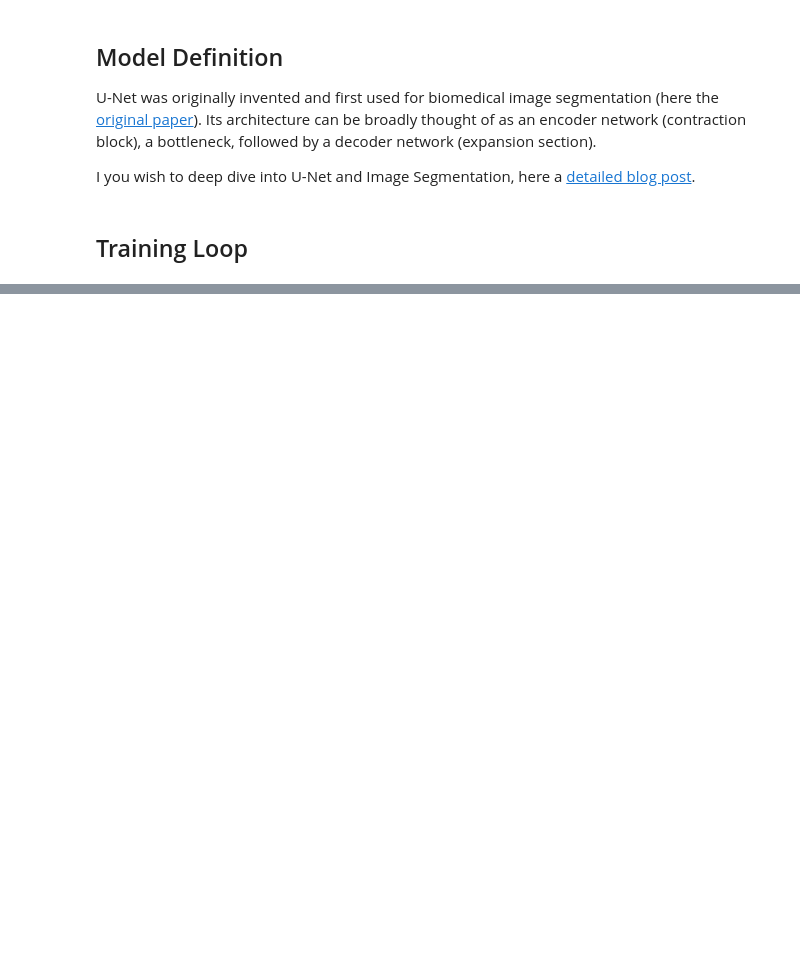
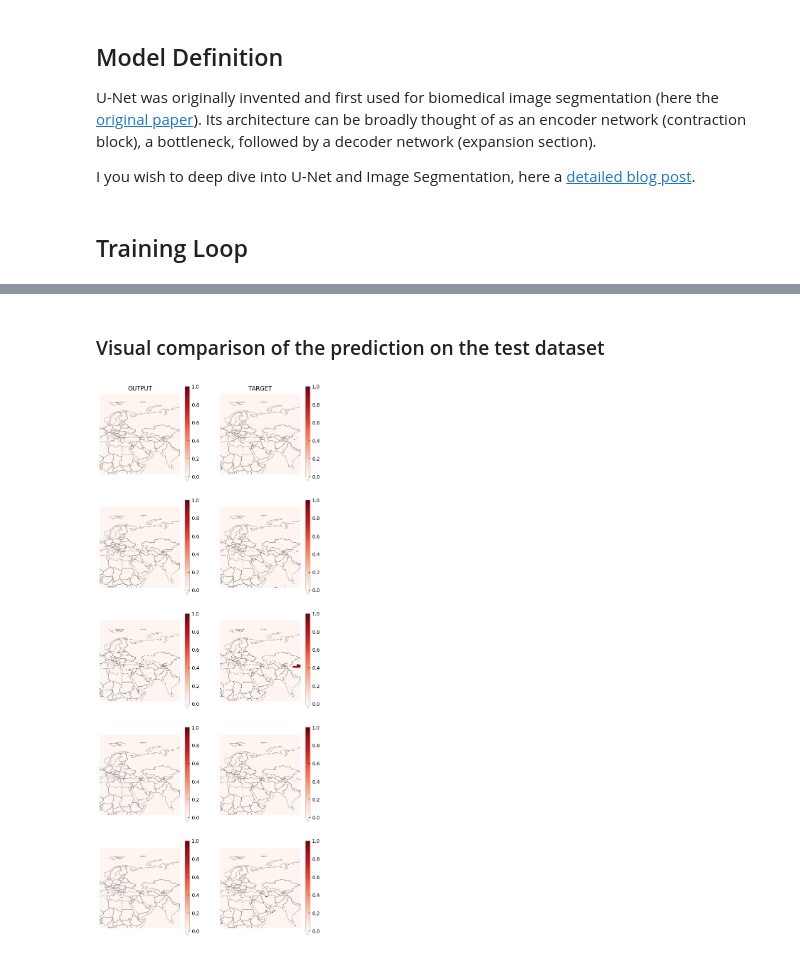
Before and after one commit to PiSchool/noa-xai-for-wildfire-forecasting, a Jupyter notebook: notebooks/fire_size_quantile_regression/Train_UNet_Quantile_Regression.ipynb, the cells around one changed output, grey strips where cells are left out. Cells and saved outputs as stored; diff of their text form; code cells hidden in the pictures; blank space fills up the shorter version.

Commit message:
Small fixes to run notebook on COLAB

```diff
--- a/notebooks/fire_size_quantile_regression/Train_UNet_Quantile_Regression.ipynb
+++ b/notebooks/fire_size_quantile_regression/Train_UNet_Quantile_Regression.ipynb
@@ -103,7 +130,8 @@ The data used has very different distributions (e.g. temperatures are given in K
 
 🔥 **You might need to adjust some paths to reflect your file structure here!**
 # %%
-file_mean_std = f'/content/drive/MyDrive/challenge - NOA - XAI for Wildfire Forecasting/Notebooks/develop_Johanna/table_mean_std_{DEG_DATACUBE}deg_{"_".join(VARIABLES_SELECTED)}.csv'
+# CSV file path
+file_mean_std = Path().cwd().parent.parent / f'table_mean_std_{DEG_DATACUBE}deg_{"_".join(VARIABLES_SELECTED)}.csv'
 
 if not Path(file_mean_std).exists():
   ### SAVE IN A TABLE GLOBAL MEAN AND STD for EACH VARIABLE
@@ -123,7 +160,9 @@ The raw values of the burned area in hectares have a quite large range from `0`
 🔥 **You might need to adjust some paths to reflect your file structure here!**
 🔥
 # %%
-file_fire_quantiles = f'/content/drive/MyDrive/challenge - NOA - XAI for Wildfire Forecasting/Notebooks/develop_Johanna/fire_quantiles_{DEG_DATACUBE}deg_{NO_QUANTILES}.csv'
+# CSV file path
+file_fire_quantiles = Path().cwd().parent.parent / f'fire_quantiles_{DEG_DATACUBE}deg_{NO_QUANTILES}.csv'
+
 quantiles = np.linspace(0, 1, num=NO_QUANTILES)
 if not Path(file_fire_quantiles).exists():
   gwis_array = np.asarray(ds.gwis_ba)
@@ -159,9 +203,9 @@ ds = ds.chunk(dict(time = len(ds.time),
                    longitude = 90))
 
 train_dataset, valid_dataset, test_dataset = create_datasets_model(ds[VARIABLES_SELECTED],
-                                                                   slice_train = slice('20030101', '20161231'),
-                                                                   slice_valid = slice('20170101', '20181231'),
-                                                                   slice_test  = None,
+                                                                   slice_train = slice('20190101', '20211231'), #slice('20030101', '20161231'),
+                                                                   slice_valid = slice('20190101', '20211231'), #slice('20170101', '20181231'),
+                                                                   slice_test  = None,#slice('20190101', '20211231'), #None,
                                                                    table_mean_std = table_mean_std,
                                                                    fire_quantiles = fire_quantiles,
                                                                    target='gwis_ba', delta_time = DELTA_TIME, inland_map = mask)
@@ -202,12 +249,13 @@ model = UNet(n_channels=len(train_dataset.features), n_classes=1, regression=Tru
 if train_on_gpu:
     model.cuda()
 # %%
+optimizer = optim.Adam(model.parameters(), lr = 0.005)
 train_loss_list, valid_loss_list, dice_score_list, lr_rate_list, valid_loss_min = model.train_model(
                                                                                           train_loader = train_loader,
                                                                                           valid_loader = valid_loader,
-                                                                                          n_epochs = 32,
+                                                                                          n_epochs = 1,
                                                                                           t_mask = None,
                                                                                           criterion = MSELoss(), #Dice is used for segmentation
-                                                                                          optimizer = optim.Adam(model.parameters(), lr = 0.005),
+                                                                                          optimizer = optimizer,
                                                                                           scheduler = torch.optim.lr_scheduler.ReduceLROnPlateau(optimizer, factor=0.2, patience=2, cooldown=2)
                                                                                       )
@@ -220,0 +277,9 @@ plt.show()
+# %% [markdown]
+### Visual comparison of the prediction on the test dataset
+# %%
+model.eval()
+visualize_batch_prediction(model, valid_loader, n_images = 5,
+                           predict_on_gpu=train_on_gpu,
+                           cmap = 'Reds', vmin = 0, vmax = 1)
+# %% [output]
+[figure, added]
```
Also changed, not shown: parts of 14 cells of this notebook, 1 other file.
